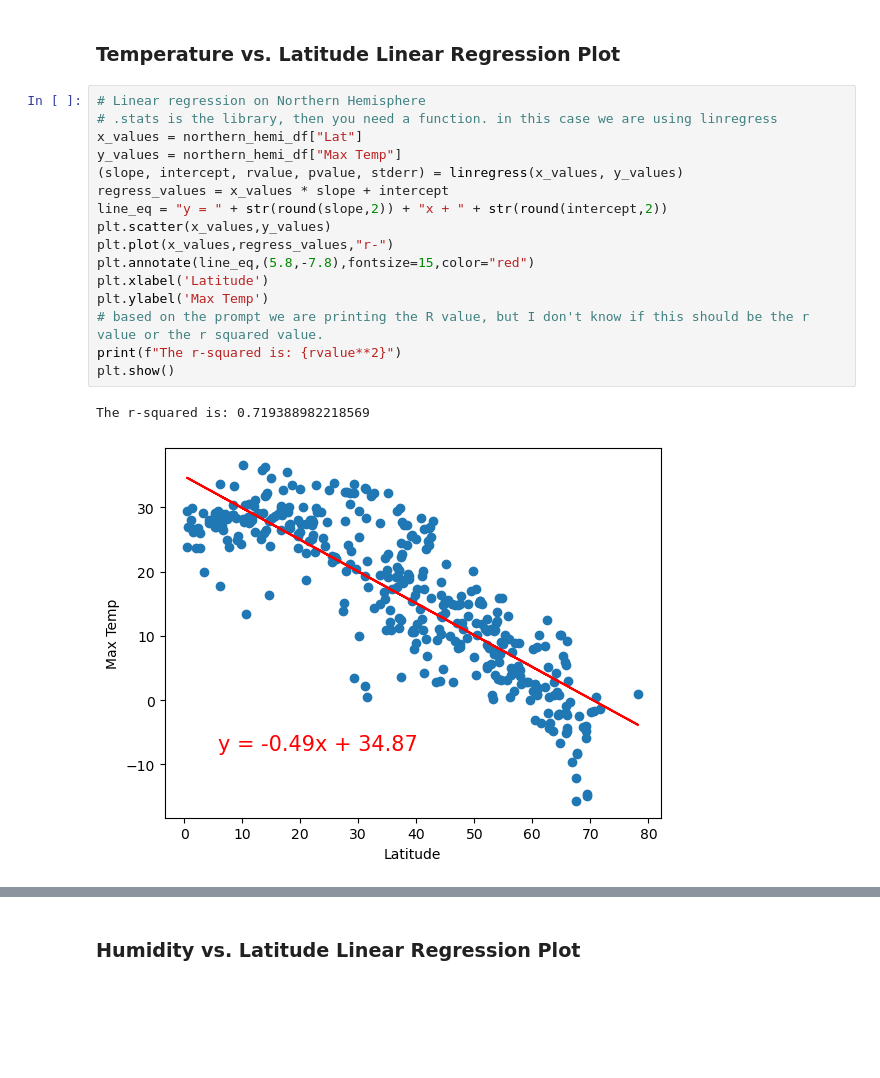
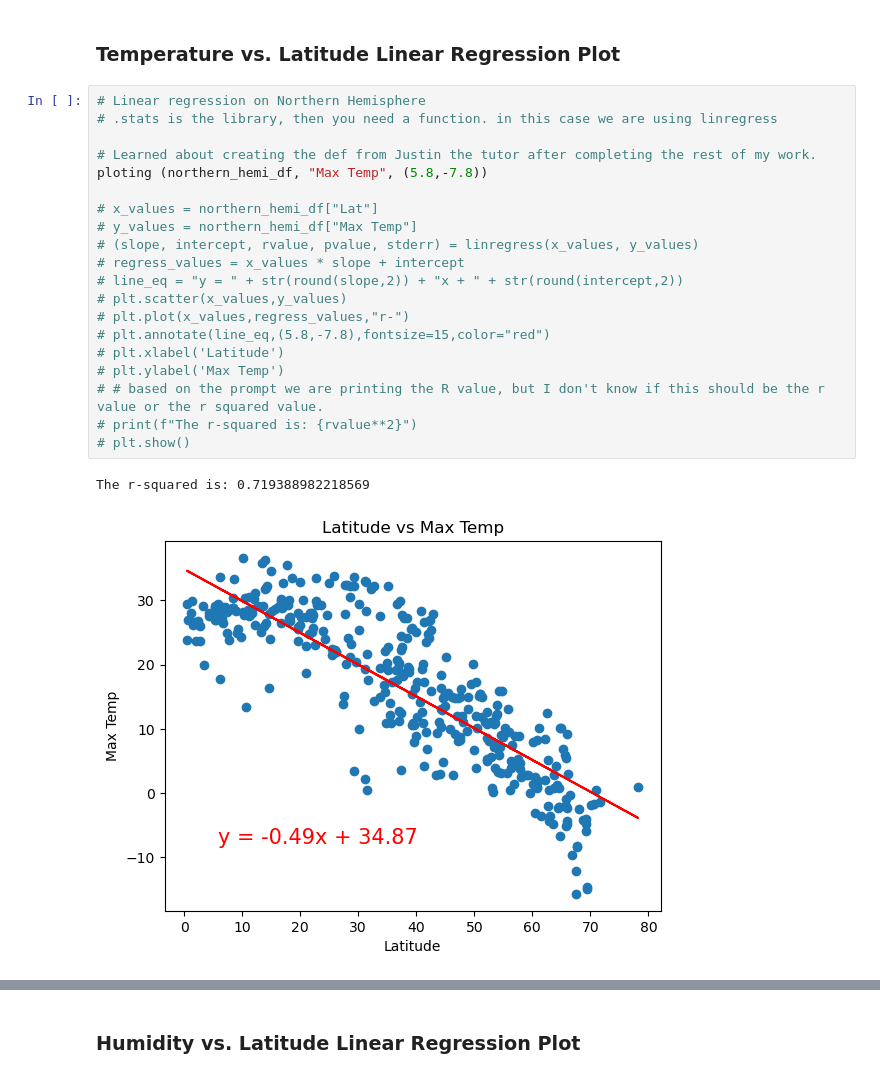
Before and after one commit to JiminieJames/python-api-challenge, a Jupyter notebook: WeatherPy.ipynb, the cells around one changed output, grey strips where cells are left out. Drawn from its saved outputs; the diff is of its cells as text; blank space fills up the shorter version.

```diff
--- a/WeatherPy.ipynb
+++ b/WeatherPy.ipynb
@@ -380,22 +370,26 @@ southern_hemi_df.head()
 # %%
 # Linear regression on Northern Hemisphere
 # .stats is the library, then you need a function. in this case we are using linregress
-x_values = northern_hemi_df["Lat"]
-y_values = northern_hemi_df["Max Temp"]
-(slope, intercept, rvalue, pvalue, stderr) = linregress(x_values, y_values)
-regress_values = x_values * slope + intercept
-line_eq = "y = " + str(round(slope,2)) + "x + " + str(round(intercept,2))
-plt.scatter(x_values,y_values)
-plt.plot(x_values,regress_values,"r-")
-plt.annotate(line_eq,(5.8,-7.8),fontsize=15,color="red")
-plt.xlabel('Latitude')
-plt.ylabel('Max Temp')
-# based on the prompt we are printing the R value, but I don't know if this should be the r value or the r squared value.
-print(f"The r-squared is: {rvalue**2}")
-plt.show()
+
+# Learned about creating the def from Justin the tutor after completing the rest of my work.
+ploting (northern_hemi_df, "Max Temp", (5.8,-7.8))
+
+# x_values = northern_hemi_df["Lat"]
+# y_values = northern_hemi_df["Max Temp"]
+# (slope, intercept, rvalue, pvalue, stderr) = linregress(x_values, y_values)
+# regress_values = x_values * slope + intercept
+# line_eq = "y = " + str(round(slope,2)) + "x + " + str(round(intercept,2))
+# plt.scatter(x_values,y_values)
+# plt.plot(x_values,regress_values,"r-")
+# plt.annotate(line_eq,(5.8,-7.8),fontsize=15,color="red")
+# plt.xlabel('Latitude')
+# plt.ylabel('Max Temp')
+# # based on the prompt we are printing the R value, but I don't know if this should be the r value or the r squared value.
+# print(f"The r-squared is: {rvalue**2}")
+# plt.show()
 # %% [output]
 The r-squared is: 0.719388982218569
-[figure, old version]
+[figure, new version]
 # %%
 # Linear regression on Southern Hemisphere
 # .stats is the library, then you need a function. in this case we are using linregress
```
Also changed, not shown: parts of 12 cells of this notebook.
